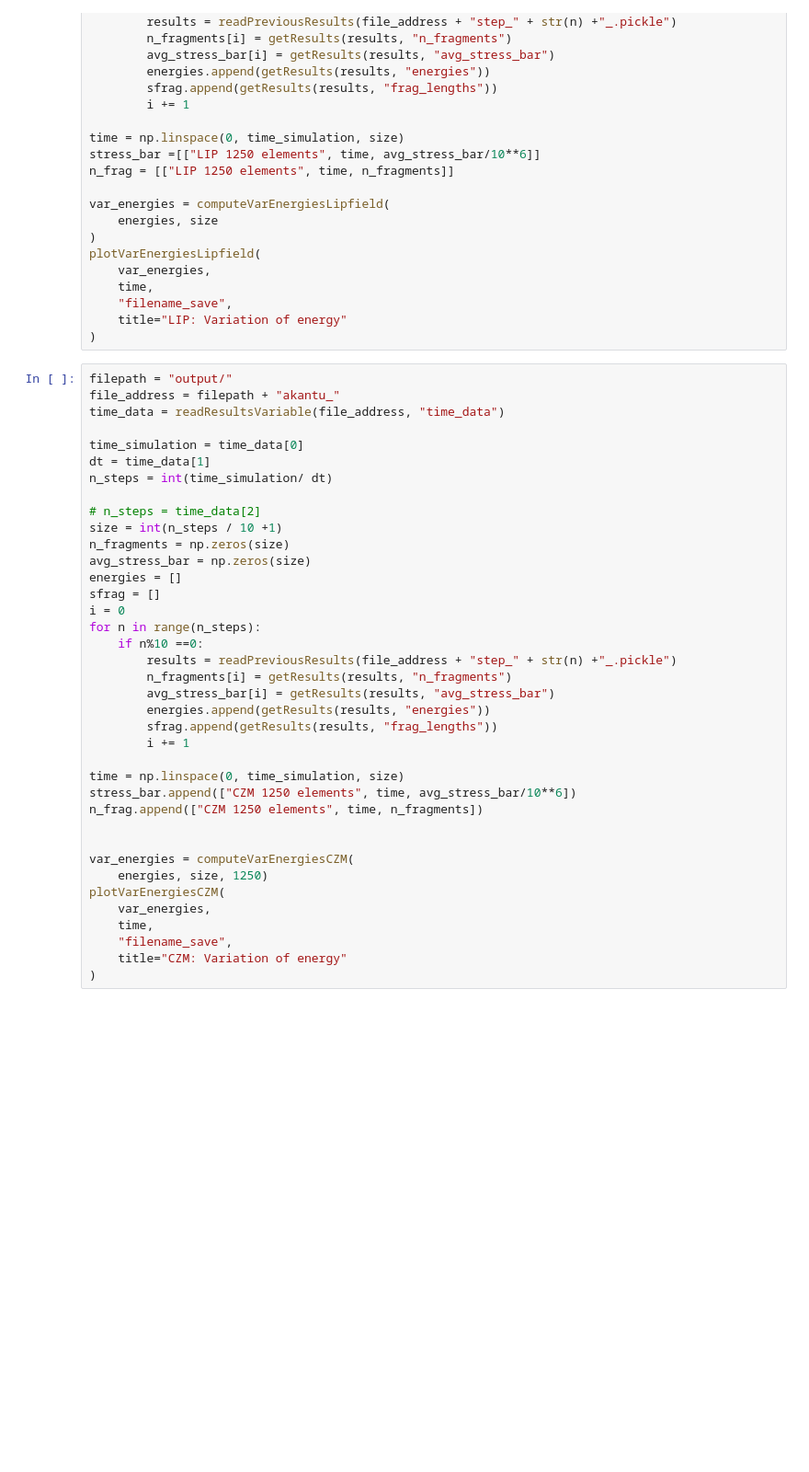
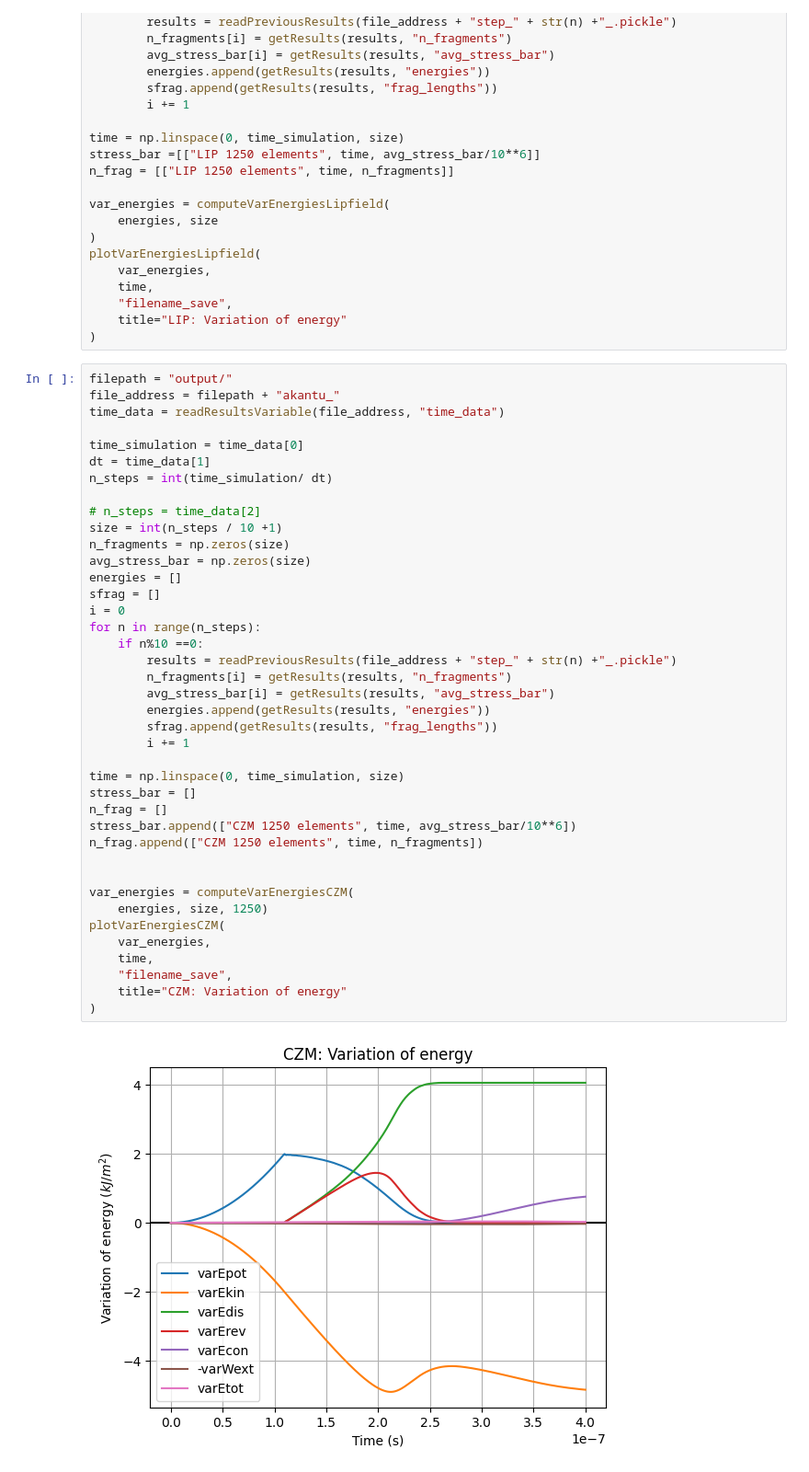
Before and after one commit to raquel-dantas/DynFrag1D, a Jupyter notebook: verify_results.ipynb, the cells around one changed output. Shown at 92% size. Saved outputs shown, nothing was run; the diff lists cells and outputs as text; blank space fills up the shorter version.

```diff
--- a/verify_results.ipynb
+++ b/verify_results.ipynb
@@ -50,33 +50,37 @@ n_steps = int(time_simulation/ dt)
 
 # n_steps = time_data[2]
 size = int(n_steps / 10 +1)
 n_fragments = np.zeros(size)
 avg_stress_bar = np.zeros(size)
 energies = []
 sfrag = []
 i = 0
 for n in range(n_steps):
     if n%10 ==0:
         results = readPreviousResults(file_address + "step_" + str(n) +"_.pickle")
         n_fragments[i] = getResults(results, "n_fragments")
         avg_stress_bar[i] = getResults(results, "avg_stress_bar")
         energies.append(getResults(results, "energies"))
         sfrag.append(getResults(results, "frag_lengths"))
         i += 1
 
 time = np.linspace(0, time_simulation, size)
+stress_bar = []
+n_frag = []
 stress_bar.append(["CZM 1250 elements", time, avg_stress_bar/10**6])
 n_frag.append(["CZM 1250 elements", time, n_fragments])
 
 
 var_energies = computeVarEnergiesCZM(
     energies, size, 1250)
 plotVarEnergiesCZM(
     var_energies,
     time,
     "filename_save",
     title="CZM: Variation of energy"
 )
+# %% [output]
+[figure, added]
 # %%
 plotResults(
     stress_bar,
```
Also changed, not shown: parts of 1 cell of this notebook.
